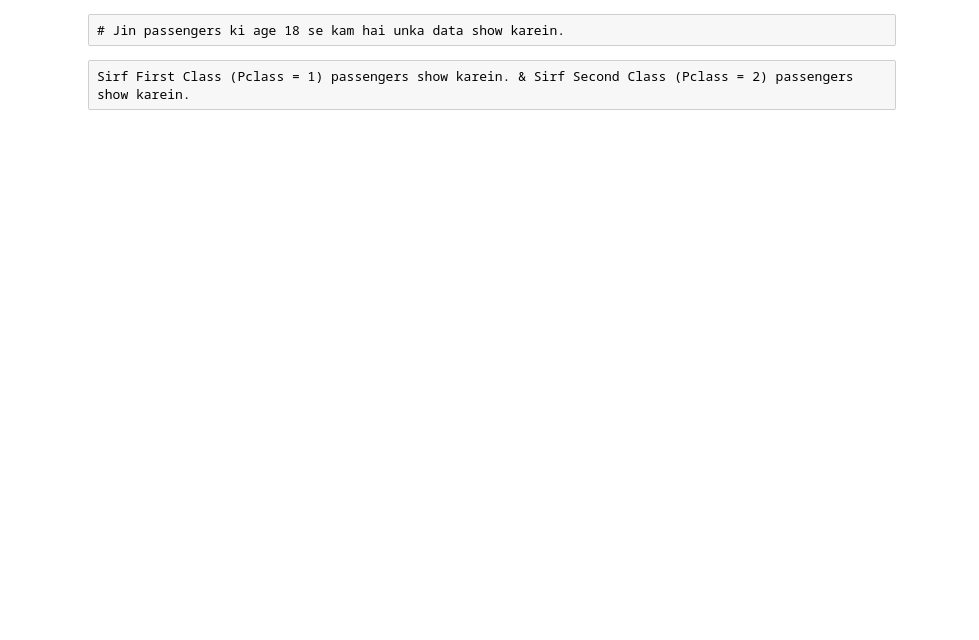
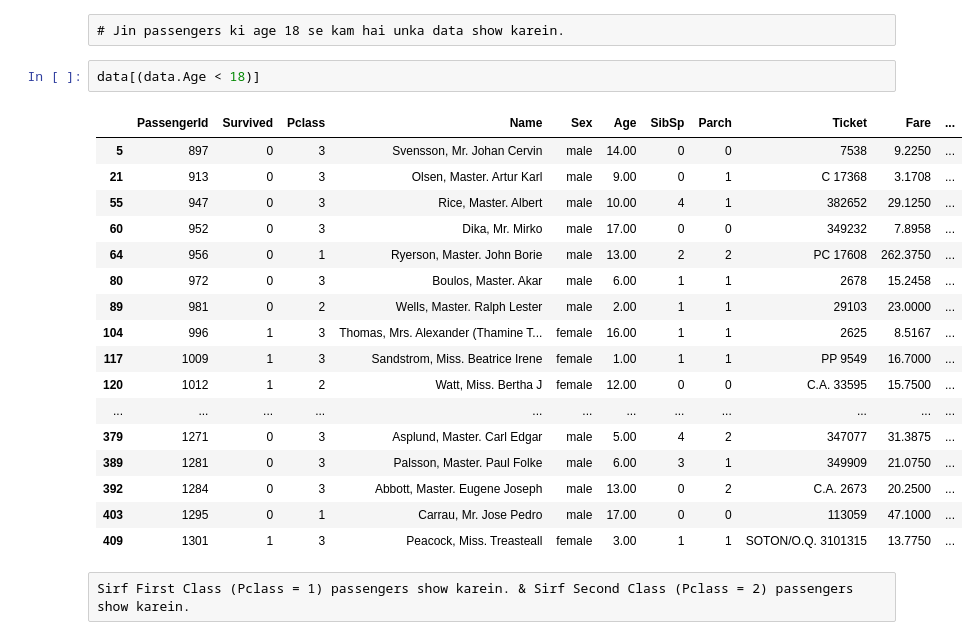
Before and after one commit to malik-tanveer/SMIT-Assigment, a Jupyter notebook: Assigment-Pandas/Assigment(Pandas-1).ipynb, the cells around one changed output. Cells and saved outputs as stored; diff of their text form; blank space fills up the shorter version.

```diff
--- a/Assigment-Pandas/Assigment(Pandas-1).ipynb
+++ b/Assigment-Pandas/Assigment(Pandas-1).ipynb
@@ -69,4 +184,24 @@ Jin passengers ki age 30 se zyada hai unka data show karein.
 # %% [raw]
 # Jin passengers ki age 18 se kam hai unka data show karein.
+# %%
+data[(data.Age < 18)]
+# %% [output]
+|  | PassengerId | Survived | Pclass | Name | Sex | Age | SibSp | Parch | Ticket | Fare | ... |
+| 5 | 897 | 0 | 3 | Svensson, Mr. Johan Cervin | male | 14.00 | 0 | 0 | 7538 | 9.2250 | ... |
+| 21 | 913 | 0 | 3 | Olsen, Master. Artur Karl | male | 9.00 | 0 | 1 | C 17368 | 3.1708 | ... |
+| 55 | 947 | 0 | 3 | Rice, Master. Albert | male | 10.00 | 4 | 1 | 382652 | 29.1250 | ... |
+| 60 | 952 | 0 | 3 | Dika, Mr. Mirko | male | 17.00 | 0 | 0 | 349232 | 7.8958 | ... |
+| 64 | 956 | 0 | 1 | Ryerson, Master. John Borie | male | 13.00 | 2 | 2 | PC 17608 | 262.3750 | ... |
+| 80 | 972 | 0 | 3 | Boulos, Master. Akar | male | 6.00 | 1 | 1 | 2678 | 15.2458 | ... |
+| 89 | 981 | 0 | 2 | Wells, Master. Ralph Lester | male | 2.00 | 1 | 1 | 29103 | 23.0000 | ... |
+| 104 | 996 | 1 | 3 | Thomas, Mrs. Alexander (Thamine T... | female | 16.00 | 1 | 1 | 2625 | 8.5167 | ... |
+| 117 | 1009 | 1 | 3 | Sandstrom, Miss. Beatrice Irene | female | 1.00 | 1 | 1 | PP 9549 | 16.7000 | ... |
+| 120 | 1012 | 1 | 2 | Watt, Miss. Bertha J | female | 12.00 | 0 | 0 | C.A. 33595 | 15.7500 | ... |
+| ... | ... | ... | ... | ... | ... | ... | ... | ... | ... | ... | ... |
+| 379 | 1271 | 0 | 3 | Asplund, Master. Carl Edgar | male | 5.00 | 4 | 2 | 347077 | 31.3875 | ... |
+| 389 | 1281 | 0 | 3 | Palsson, Master. Paul Folke | male | 6.00 | 3 | 1 | 349909 | 21.0750 | ... |
+| 392 | 1284 | 0 | 3 | Abbott, Master. Eugene Joseph | male | 13.00 | 0 | 2 | C.A. 2673 | 20.2500 | ... |
+| 403 | 1295 | 0 | 1 | Carrau, Mr. Jose Pedro | male | 17.00 | 0 | 0 | 113059 | 47.1000 | ... |
+| 409 | 1301 | 1 | 3 | Peacock, Miss. Treasteall | female | 3.00 | 1 | 1 | SOTON/O.Q. 3101315 | 13.7750 | ... |
 # %% [raw]
 Sirf First Class (Pclass = 1) passengers show karein. & Sirf Second Class (Pclass = 2) passengers show karein.
```
Also changed, not shown: parts of 25 cells of this notebook.
